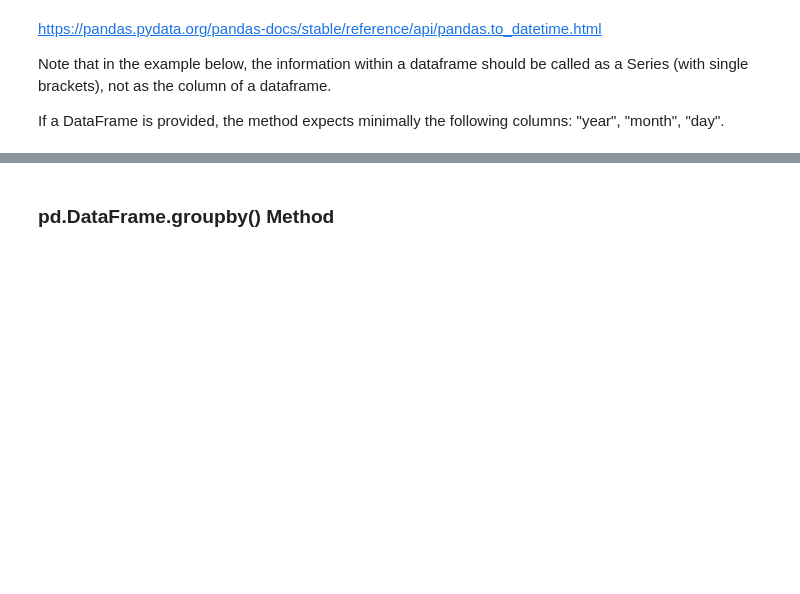
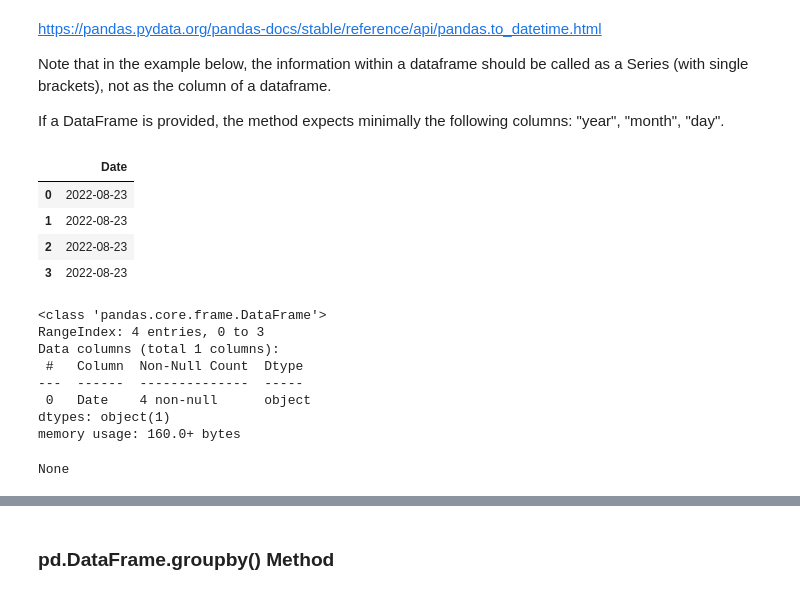
Before and after one commit to jalwalb2765/python_resources, a Jupyter notebook: 4_pandas.ipynb, the cells around one changed output, grey strips where cells are left out. Saved outputs shown, nothing was run; the diff lists cells and outputs as text; code cells hidden in the pictures; blank space fills up the shorter version.

```diff
--- a/4_pandas.ipynb
+++ b/4_pandas.ipynb
@@ -33,4 +33,32 @@ https://pandas.pydata.org/pandas-docs/stable/reference/api/pandas.to_datetime.ht
 Note that in the example below, the information within a dataframe should be called as a Series (with single brackets), not as the column of a dataframe.
 
 If a DataFrame is provided, the method expects minimally the following columns: "year", "month", "day".
+# %%
+# Create DataFrame Of String Format Dates
+
+df = pd.DataFrame({'Date':["2022-08-23",
+                           "2022-08-23",
+                           "2022-08-23",
+                           "2022-08-23"]
+                  }
+                 )
+
+display(df)
+print('\n')
+display(df.info())
+# %% [output]
+|  | Date |
+| 0 | 2022-08-23 |
+| 1 | 2022-08-23 |
+| 2 | 2022-08-23 |
+| 3 | 2022-08-23 |
+<class 'pandas.core.frame.DataFrame'>
+RangeIndex: 4 entries, 0 to 3
+Data columns (total 1 columns):
+ #   Column  Non-Null Count  Dtype
+---  ------  --------------  -----
+ 0   Date    4 non-null      object
+dtypes: object(1)
+memory usage: 160.0+ bytes
+None
 # %%
```
Also changed, not shown: parts of 6 cells of this notebook, 2 other files.
